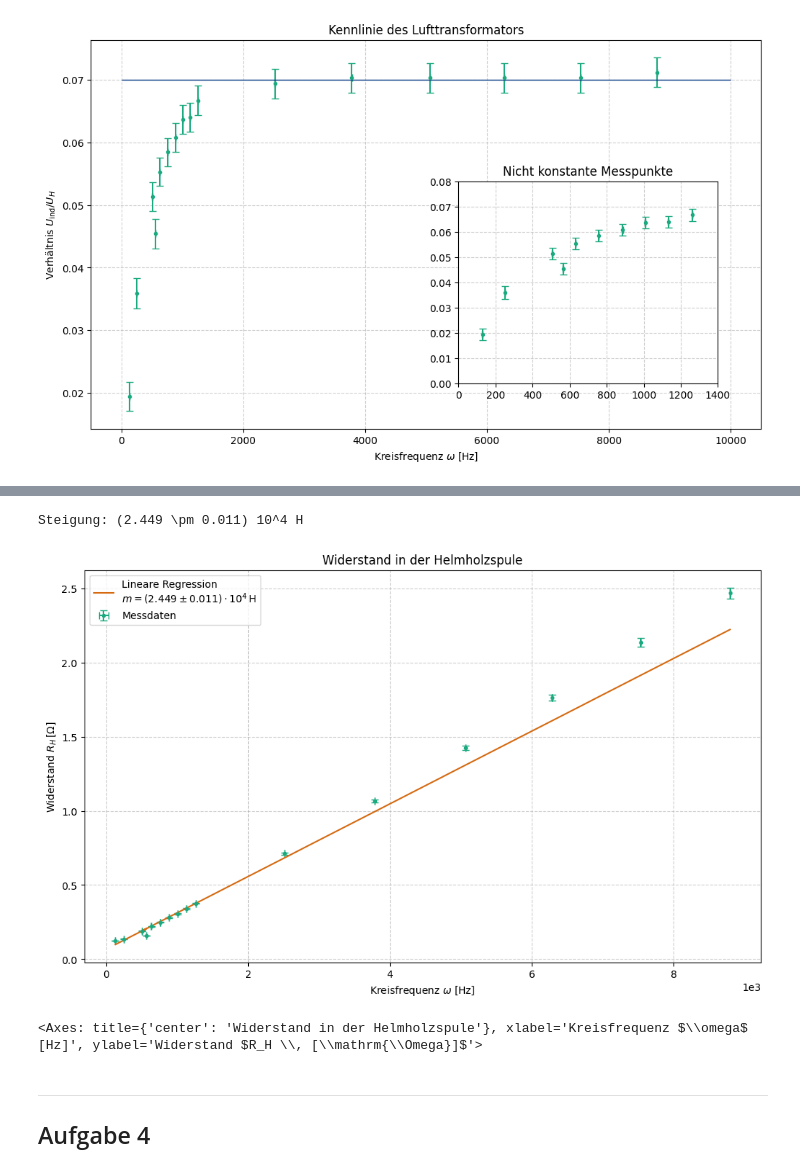
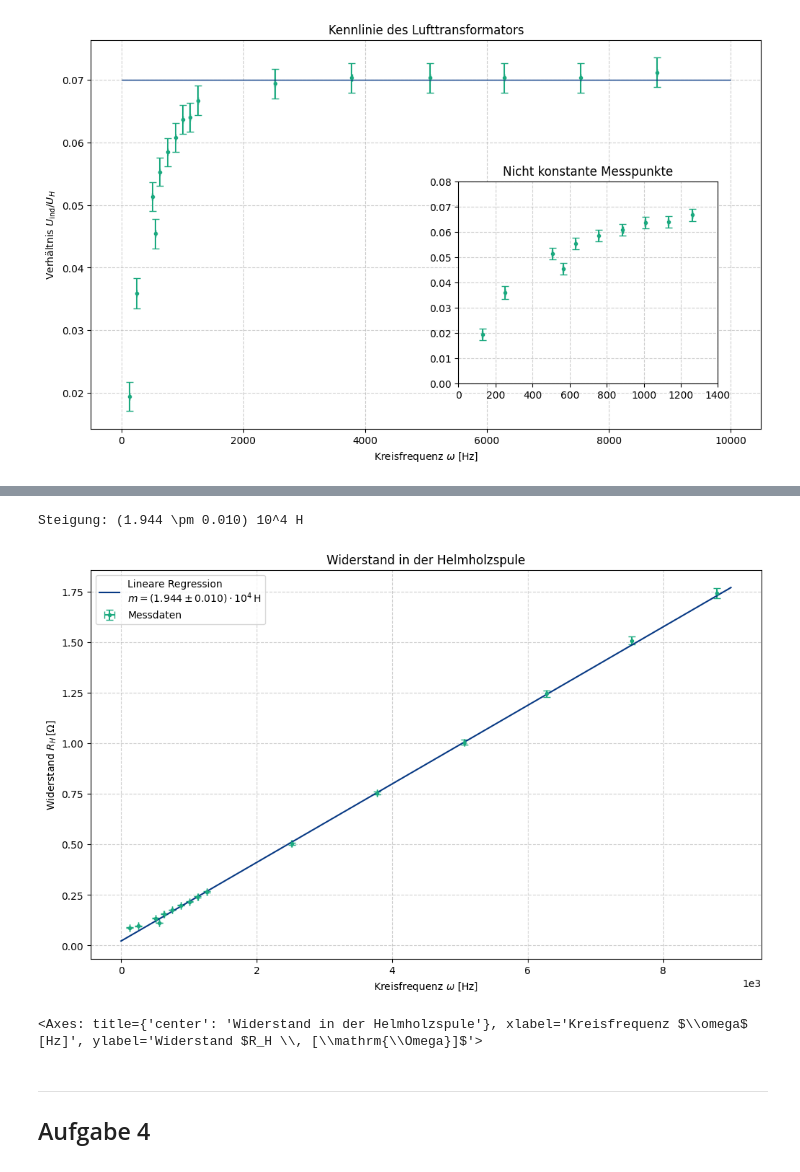
Before and after one commit to FinnZeumer/PAP-2, a Jupyter notebook: Versuche/245/Python/V245.ipynb, the cells around one changed output, grey strips where cells are left out. Drawn from its saved outputs; the diff is of its cells as text; code cells hidden in the pictures.

```diff
--- a/Versuche/245/Python/V245.ipynb
+++ b/Versuche/245/Python/V245.ipynb
@@ -259,8 +282,8 @@ err_U_Ind = 0.05/2 # V
 
 U_M_A3 = np.array([21.6, 20.6, 21.8, 22.6, 22.8, 22.6, 22.4, 22, 22.2, 22.2, 22.2, 22.2, 22.2, 22.2, 22.2, 22.2])/2 # V
 
-I_A3 = np.array([86.2, 75.6, 68.8, 59.2, 51.6, 45.3, 40, 35.9, 32.6, 29.5, 15.6, 10.4, 7.8, 6.3, 5.2, 4.5]) # A
-err_I_A3 = 0.05 # A
+I_A3 = np.array([86.2, 75.6, 68.8, 59.2, 51.6, 45.3, 40, 35.9, 32.6, 29.5, 15.6, 10.4, 7.8, 6.3, 5.2, 4.5]) * sqrt(2) # A
+err_I_A3 = 0.05 * sqrt(2)  # A
 # %%
 def reg_ind(alpha, A, phi, d):
     return A * np.abs(np.cos((alpha - phi) * 2 * np.pi / 360)) + d
@@ -368,6 +425,6 @@ values = np.column_stack([
     I_A3, [err_I_A3] * len(I_A3)
 ])
 
-temp = pap.do_it(wid_stand, [sym.U, sym.I], values, print_formula=False)
+temp = pap.do_it(wid_stand, [sym.U, sym.I], values, print_formula=True)
 val_R = temp[:,0]
 err_R = temp[:,1]
@@ -374,36 +444,39 @@ err_R = temp[:,1]
 # %%
 plt.figure(figsize=(12,7))
 
 plt.errorbar(
     freq_A3,
     val_R,
     err_R,
     err_freq_A3,
     ls= ' ',
     capsize=3.5,
     label='Messdaten',
     marker = '.'
     )
 
 
 # Regression
-popt_neu, pcov_neu = curve_fit(linear, freq_A3, val_R, sigma = err_R, absolute_sigma = True)
+start, end = 2, len(freq_A3)
+popt_neu, pcov_neu = curve_fit(linear, freq_A3[start:end], val_R[start:end], sigma = err_R[start:end], absolute_sigma = True)
 m_R = popt_neu[0]
 err_m_R = np.sqrt(pcov_neu[0][0])
 
 expo = 1e4
 print(f"Steigung: ({pap.round_sig_digs(err_m_R * expo, m_R * expo)[2]}) 10^{len(str(expo)) - 3} H")
 
+
+freq_sapce = np.linspace(0, 9e3, 100)
 plt.plot(
-    freq_A3,
-    linear(freq_A3, * popt_neu),
+    freq_sapce,
+    linear(freq_sapce, * popt_neu),
     label = f'Lineare Regression\n$m=({pap.round_sig_digs(err_m_R * expo, m_R * expo)[2]}) \\cdot 10^{len(str(expo)) - 3} \\, \\mathrm{{H}}$'
 )
 
-pap.plot_me('Widerstand in der Helmholzspule', r'Kreisfrequenz $\omega$ [Hz]', r'Widerstand $R_H \, [\mathrm{\Omega}]$', fr'{plt_save_folder}Widerstand.pdf')
+pap.plot_me('Widerstand in der Helmholzspule', r'Kreisfrequenz $\omega$ [Hz]', r'Widerstand $R_H \, [\mathrm{\Omega}]$', fr'{plt_save_folder}Widerstand')
 # %% [output]
-Steigung: (2.449 \pm 0.011) 10^4 H
+Steigung: (1.944 \pm 0.010) 10^4 H
-[figure, old version]
+[figure, new version]
 <Axes: title={'center': 'Widerstand in der Helmholzspule'}, xlabel='Kreisfrequenz $\\omega$ [Hz]', ylabel='Widerstand $R_H \\, [\\mathrm{\\Omega}]$'>
 # %% [markdown]
 <hr>
```
Also changed, not shown: parts of 9 cells of this notebook, 10 other files.
